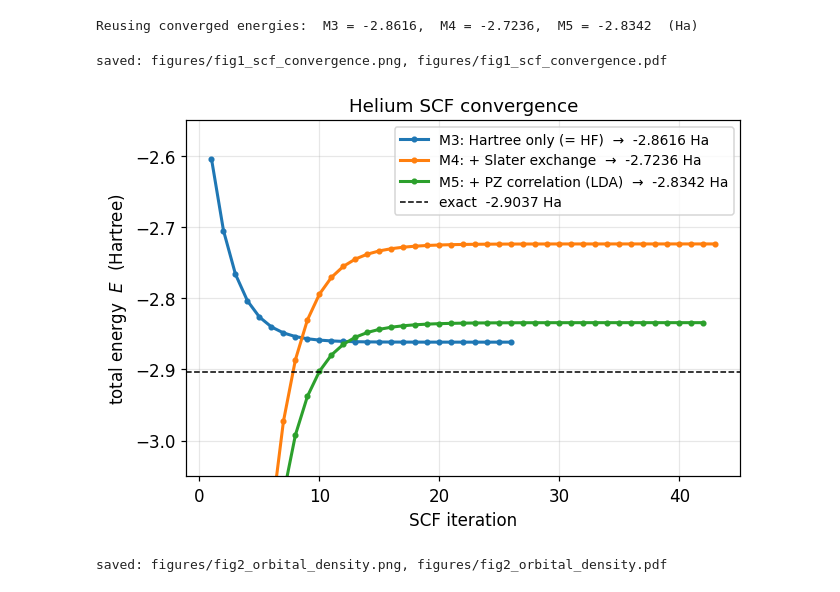
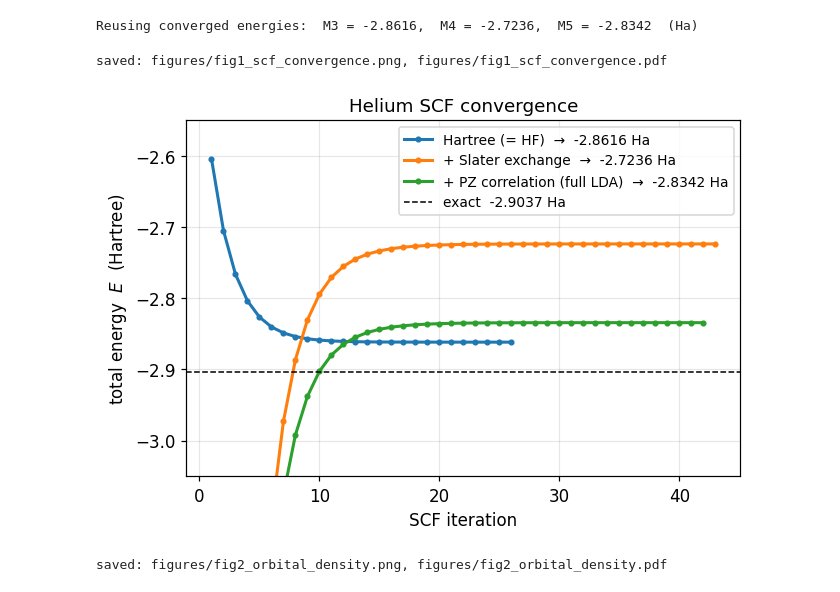
Before and after one commit to ddsyasas/dft-helium, a Jupyter notebook: helium_dft.ipynb, the cells around one changed output. Cells and saved outputs as stored; diff of their text form; code cells hidden in the pictures.

```diff
--- a/helium_dft.ipynb
+++ b/helium_dft.ipynb
@@ -692,27 +692,27 @@ print(f"Reusing converged energies:  M3 = {scf['E']:.4f},  "
 # %% [output]
 Reusing converged energies:  M3 = -2.8616,  M4 = -2.7236,  M5 = -2.8342  (Ha)
 # %%
-# FIGURE 1 — SCF convergence: total energy vs iteration, M3/M4/M5 overlaid.
+# FIGURE 1 — SCF convergence: total energy vs iteration, the three models overlaid.
 # Each history is a list of (eps, E) per iteration; we plot the energy E.
 fig1, ax = plt.subplots(figsize=(6.5, 4.2))
-for res, label, color in [(scf,   "M3: Hartree only (= HF)",      "C0"),
-                          (scf_x, "M4: + Slater exchange",        "C1"),
-                          (scf_xc,"M5: + PZ correlation (LDA)",   "C2")]:
+for res, label, color in [(scf,   "Hartree (= HF)",              "C0"),
+                          (scf_x, "+ Slater exchange",           "C1"),
+                          (scf_xc,"+ PZ correlation (full LDA)", "C2")]:
     E_iter = [E for (eps, E) in res["history"]]
     ax.plot(range(1, len(E_iter) + 1), E_iter, "o-", ms=3, color=color,
             label=f"{label}  →  {res['E']:.4f} Ha")
 ax.axhline(E_EXACT, color="k", ls="--", lw=1, label=f"exact  {E_EXACT:.4f} Ha")
 ax.set_xlabel("SCF iteration")
 ax.set_ylabel("total energy  $E$  (Hartree)")
 ax.set_title("Helium SCF convergence")
 ax.set_ylim(-3.05, -2.55)
 ax.legend(loc="upper right")
 ax.grid(alpha=0.3)
 save_fig(fig1, "fig1_scf_convergence")
 plt.show()
 # %% [output]
 saved: figures/fig1_scf_convergence.png, figures/fig1_scf_convergence.pdf
-[figure, old version]
+[figure, new version]
 # %%
 # FIGURE 2 — the converged full-LDA (M5) orbital and the electron density.
 # Left:  u(r), the radial wavefunction (u = r R), and the radial probability
```
Also changed, not shown: parts of 2 cells of this notebook, 4 other files.
